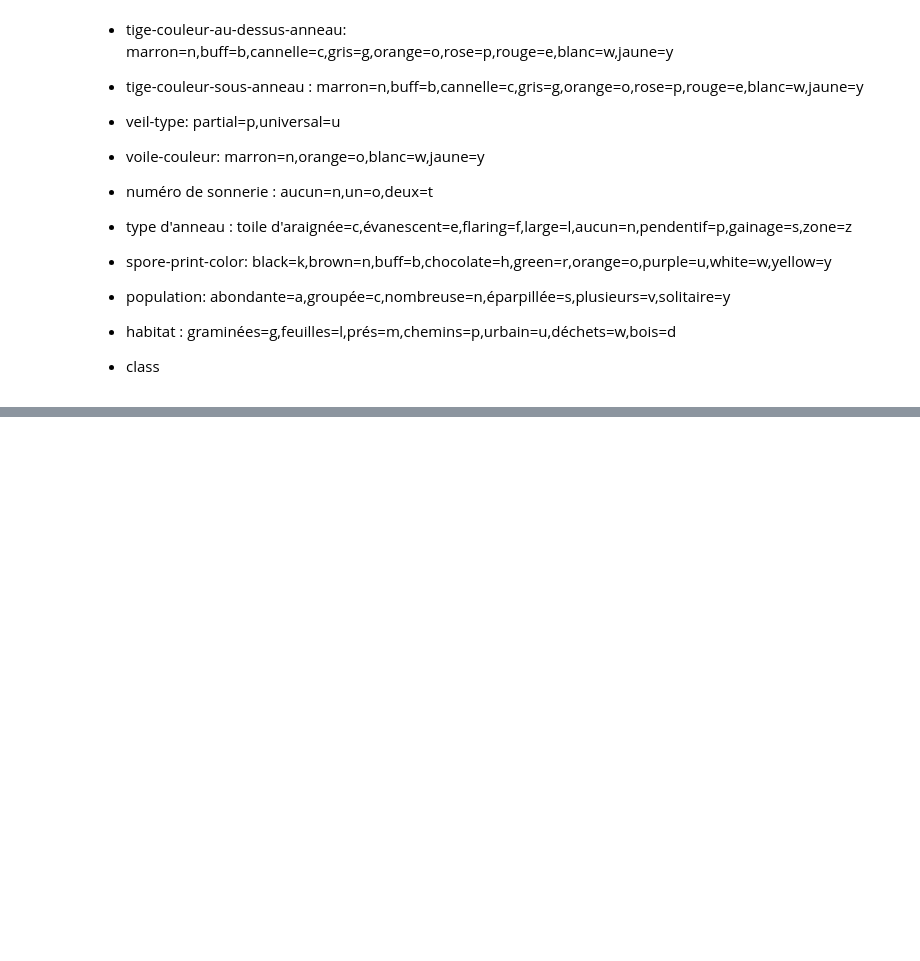
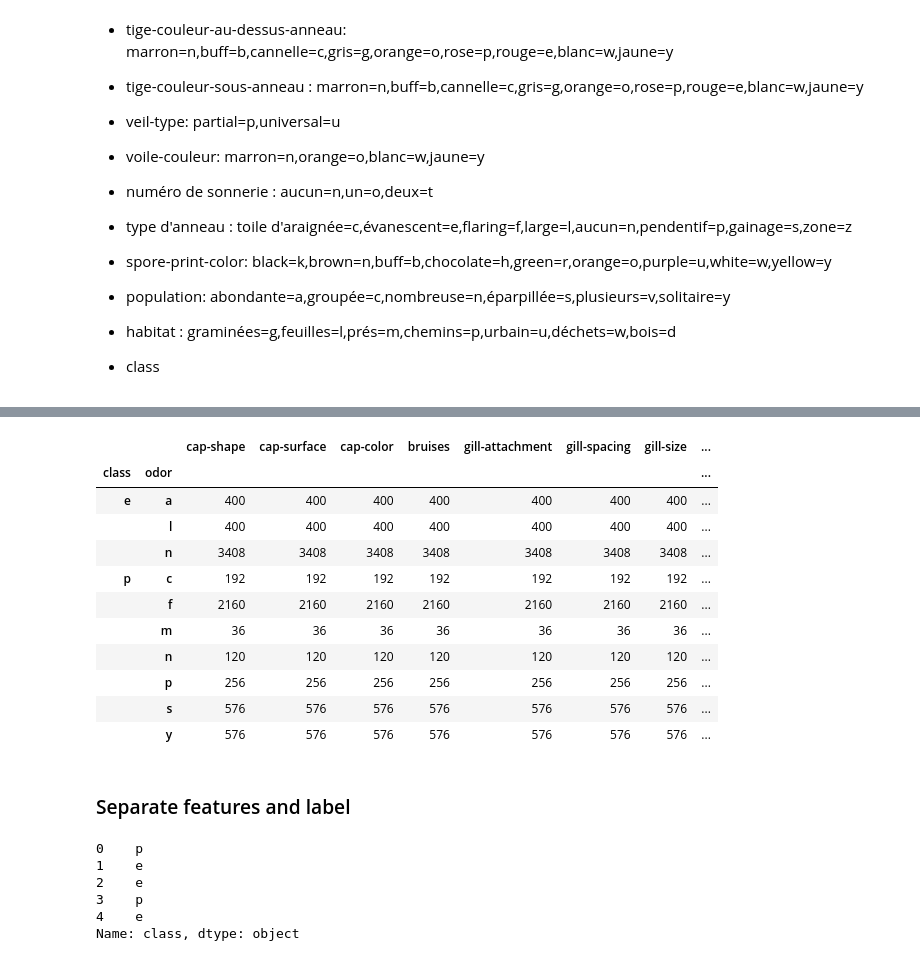
Before and after one commit to bkablam11/Deep-learning1, a Jupyter notebook: Deep1.ipynb, the cells around one changed output, grey strips where cells are left out. Cells and saved outputs as stored; diff of their text form; code cells hidden in the pictures; blank space fills up the shorter version.

```diff
--- a/Deep1.ipynb
+++ b/Deep1.ipynb
@@ -286,3 +288,8 @@ Informations sur les attributs : (classes : comestible=e, toxique=p)
 * habitat : graminées=g,feuilles=l,prés=m,chemins=p,urbain=u,déchets=w,bois=d
 
 * class
+# %%
+pd.set_option("max_columns", None)
+pd.set_option("max_rows", None)
+data = pd.read_csv("mushrooms.csv")
+df = data.copy()
@@ -288,0 +327,18 @@ Informations sur les attributs : (classes : comestible=e, toxique=p)
+# %%
+group_list = ['class', 'odor']
+df.groupby(group_list).count()
+# %% [output]
+|  |  | cap-shape | cap-surface | cap-color | bruises | gill-attachment | gill-spacing | gill-size | ... |
+| class | odor |  |  |  |  |  |  |  | ... |
+| e | a | 400 | 400 | 400 | 400 | 400 | 400 | 400 | ... |
+|  | l | 400 | 400 | 400 | 400 | 400 | 400 | 400 | ... |
+|  | n | 3408 | 3408 | 3408 | 3408 | 3408 | 3408 | 3408 | ... |
+| p | c | 192 | 192 | 192 | 192 | 192 | 192 | 192 | ... |
+|  | f | 2160 | 2160 | 2160 | 2160 | 2160 | 2160 | 2160 | ... |
+|  | m | 36 | 36 | 36 | 36 | 36 | 36 | 36 | ... |
+|  | n | 120 | 120 | 120 | 120 | 120 | 120 | 120 | ... |
+|  | p | 256 | 256 | 256 | 256 | 256 | 256 | 256 | ... |
+|  | s | 576 | 576 | 576 | 576 | 576 | 576 | 576 | ... |
+|  | y | 576 | 576 | 576 | 576 | 576 | 576 | 576 | ... |
+# %% [markdown]
+### Separate features and label
@@ -288,0 +348,9 @@ Informations sur les attributs : (classes : comestible=e, toxique=p)
+# %%
+labels[0:5]
+# %% [output]
+0    p
+1    e
+2    e
+3    p
+4    e
+Name: class, dtype: object
```
Also changed, not shown: parts of 33 cells of this notebook.
